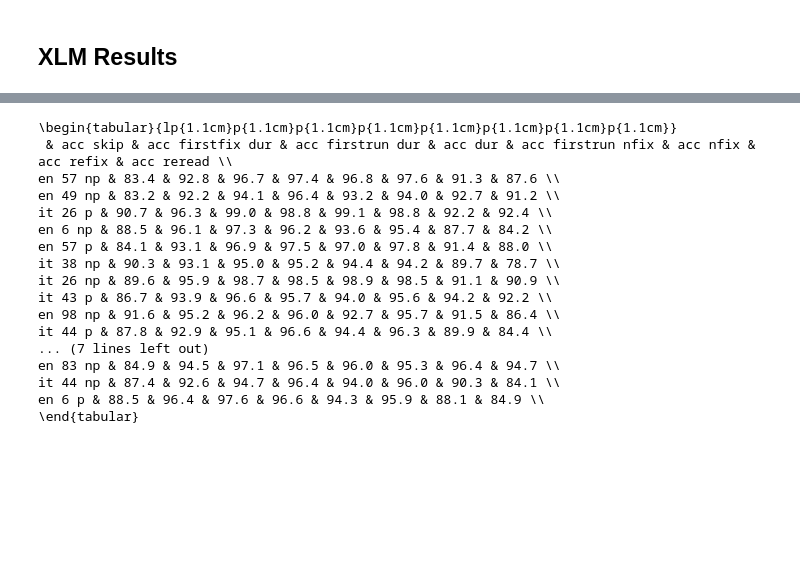
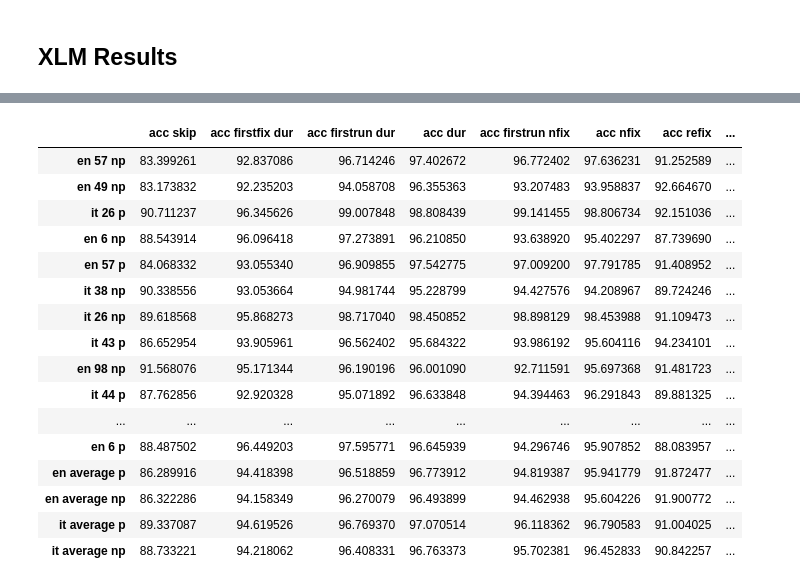
Before and after one commit to Andrew-Wyn/augmenting_nlms_meco, a Jupyter notebook: notebook/finetuning_results.ipynb, the cells around one changed output, grey strips where cells are left out. Saved outputs shown, nothing was run; the diff lists cells and outputs as text; code cells hidden in the pictures; blank space fills up the shorter version.

```diff
--- a/notebook/finetuning_results.ipynb
+++ b/notebook/finetuning_results.ipynb
@@ -258,21 +309,32 @@ en 6 p & 963.9 & 55.1 & 32.5 & 60.7 & 125.9 & 85.5 & 885.7 & 1190.4 \\
 \end{tabular}
 # %%
-process_to_present(res_mae_xlm)
+df_mae_xlm = pd.DataFrame(res_mae_xlm).T
+df_mae_xlm['average mse'] = df_mae_xlm.mean(axis=1)
+avg_p_en = df_mae_xlm.apply(average_en_p_rows)
+avg_np_en = df_mae_xlm.apply(average_en_np_rows)
+avg_p_it = df_mae_xlm.apply(average_it_p_rows)
+avg_np_it = df_mae_xlm.apply(average_it_np_rows)
+df_mae_xlm.loc["en average p"] = avg_p_en
+df_mae_xlm.loc["en average np"] = avg_np_en
+df_mae_xlm.loc["it average p"] = avg_p_it
+df_mae_xlm.loc["it average np"] = avg_np_it
-# %% [output]
-\begin{tabular}{lp{1.1cm}p{1.1cm}p{1.1cm}p{1.1cm}p{1.1cm}p{1.1cm}p{1.1cm}p{1.1cm}}
- & acc skip & acc firstfix dur & acc firstrun dur & acc dur & acc firstrun nfix & acc nfix & acc refix & acc reread \\
-en 57 np & 83.4 & 92.8 & 96.7 & 97.4 & 96.8 & 97.6 & 91.3 & 87.6 \\
-en 49 np & 83.2 & 92.2 & 94.1 & 96.4 & 93.2 & 94.0 & 92.7 & 91.2 \\
-it 26 p & 90.7 & 96.3 & 99.0 & 98.8 & 99.1 & 98.8 & 92.2 & 92.4 \\
-en 6 np & 88.5 & 96.1 & 97.3 & 96.2 & 93.6 & 95.4 & 87.7 & 84.2 \\
-en 57 p & 84.1 & 93.1 & 96.9 & 97.5 & 97.0 & 97.8 & 91.4 & 88.0 \\
-it 38 np & 90.3 & 93.1 & 95.0 & 95.2 & 94.4 & 94.2 & 89.7 & 78.7 \\
-it 26 np & 89.6 & 95.9 & 98.7 & 98.5 & 98.9 & 98.5 & 91.1 & 90.9 \\
-it 43 p & 86.7 & 93.9 & 96.6 & 95.7 & 94.0 & 95.6 & 94.2 & 92.2 \\
-en 98 np & 91.6 & 95.2 & 96.2 & 96.0 & 92.7 & 95.7 & 91.5 & 86.4 \\
-it 44 p & 87.8 & 92.9 & 95.1 & 96.6 & 94.4 & 96.3 & 89.9 & 84.4 \\
-... (7 lines left out)
-en 83 np & 84.9 & 94.5 & 97.1 & 96.5 & 96.0 & 95.3 & 96.4 & 94.7 \\
-it 44 np & 87.4 & 92.6 & 94.7 & 96.4 & 94.0 & 96.0 & 90.3 & 84.1 \\
-en 6 p & 88.5 & 96.4 & 97.6 & 96.6 & 94.3 & 95.9 & 88.1 & 84.9 \\
-\end{tabular}
+# %%
+df_mae_xlm
+# %% [output]
+|  | acc skip | acc firstfix dur | acc firstrun dur | acc dur | acc firstrun nfix | acc nfix | acc refix | ... |
+| en 57 np | 83.399261 | 92.837086 | 96.714246 | 97.402672 | 96.772402 | 97.636231 | 91.252589 | ... |
+| en 49 np | 83.173832 | 92.235203 | 94.058708 | 96.355363 | 93.207483 | 93.958837 | 92.664670 | ... |
+| it 26 p | 90.711237 | 96.345626 | 99.007848 | 98.808439 | 99.141455 | 98.806734 | 92.151036 | ... |
+| en 6 np | 88.543914 | 96.096418 | 97.273891 | 96.210850 | 93.638920 | 95.402297 | 87.739690 | ... |
+| en 57 p | 84.068332 | 93.055340 | 96.909855 | 97.542775 | 97.009200 | 97.791785 | 91.408952 | ... |
+| it 38 np | 90.338556 | 93.053664 | 94.981744 | 95.228799 | 94.427576 | 94.208967 | 89.724246 | ... |
+| it 26 np | 89.618568 | 95.868273 | 98.717040 | 98.450852 | 98.898129 | 98.453988 | 91.109473 | ... |
+| it 43 p | 86.652954 | 93.905961 | 96.562402 | 95.684322 | 93.986192 | 95.604116 | 94.234101 | ... |
+| en 98 np | 91.568076 | 95.171344 | 96.190196 | 96.001090 | 92.711591 | 95.697368 | 91.481723 | ... |
+| it 44 p | 87.762856 | 92.920328 | 95.071892 | 96.633848 | 94.394463 | 96.291843 | 89.881325 | ... |
+| ... | ... | ... | ... | ... | ... | ... | ... | ... |
+| en 6 p | 88.487502 | 96.449203 | 97.595771 | 96.645939 | 94.296746 | 95.907852 | 88.083957 | ... |
+| en average p | 86.289916 | 94.418398 | 96.518859 | 96.773912 | 94.819387 | 95.941779 | 91.872477 | ... |
+| en average np | 86.322286 | 94.158349 | 96.270079 | 96.493899 | 94.462938 | 95.604226 | 91.900772 | ... |
+| it average p | 89.337087 | 94.619526 | 96.769370 | 97.070514 | 96.118362 | 96.790583 | 91.004025 | ... |
+| it average np | 88.733221 | 94.218062 | 96.408331 | 96.763373 | 95.702381 | 96.452833 | 90.842257 | ... |
```
Also changed, not shown: parts of 17 cells of this notebook.
